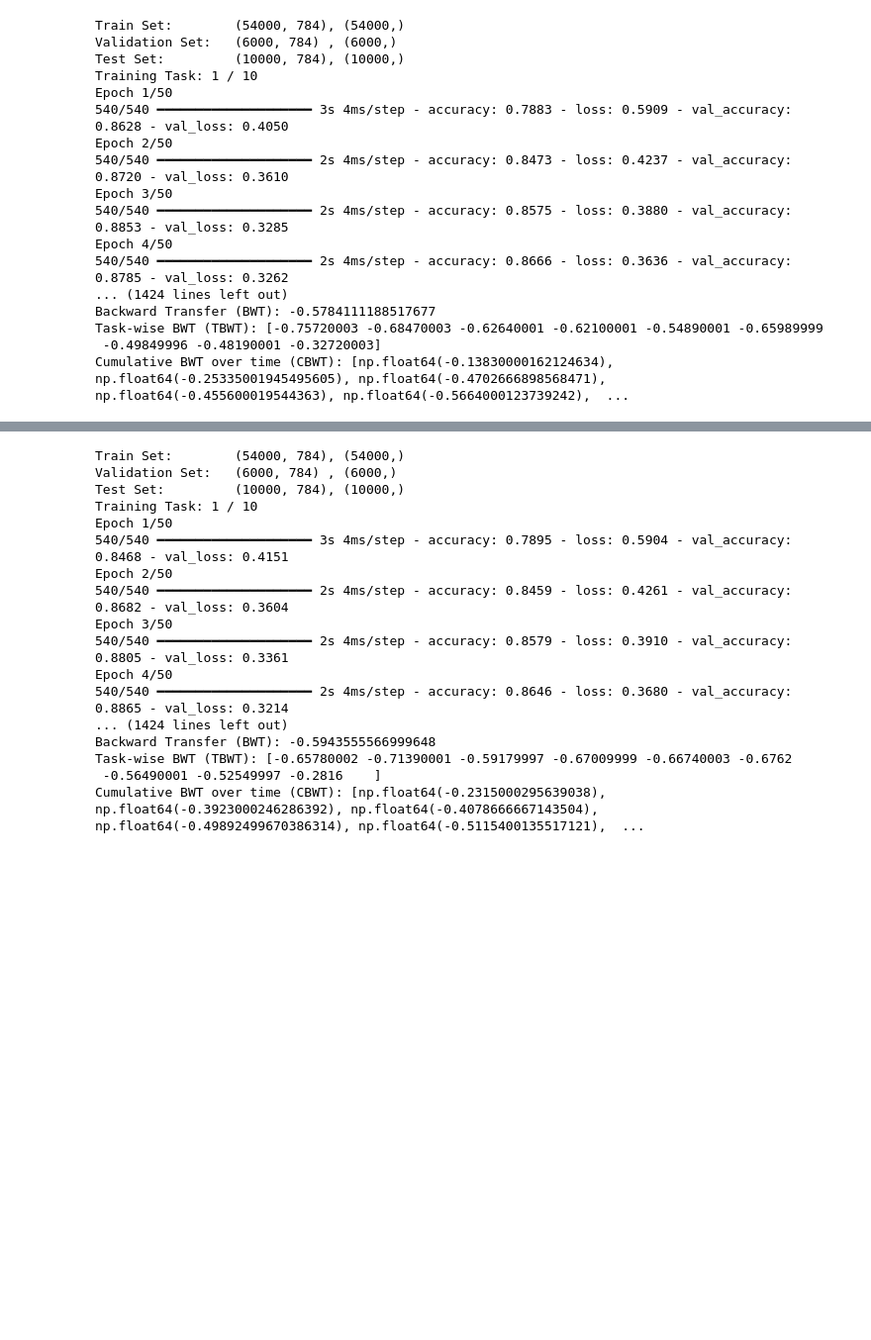
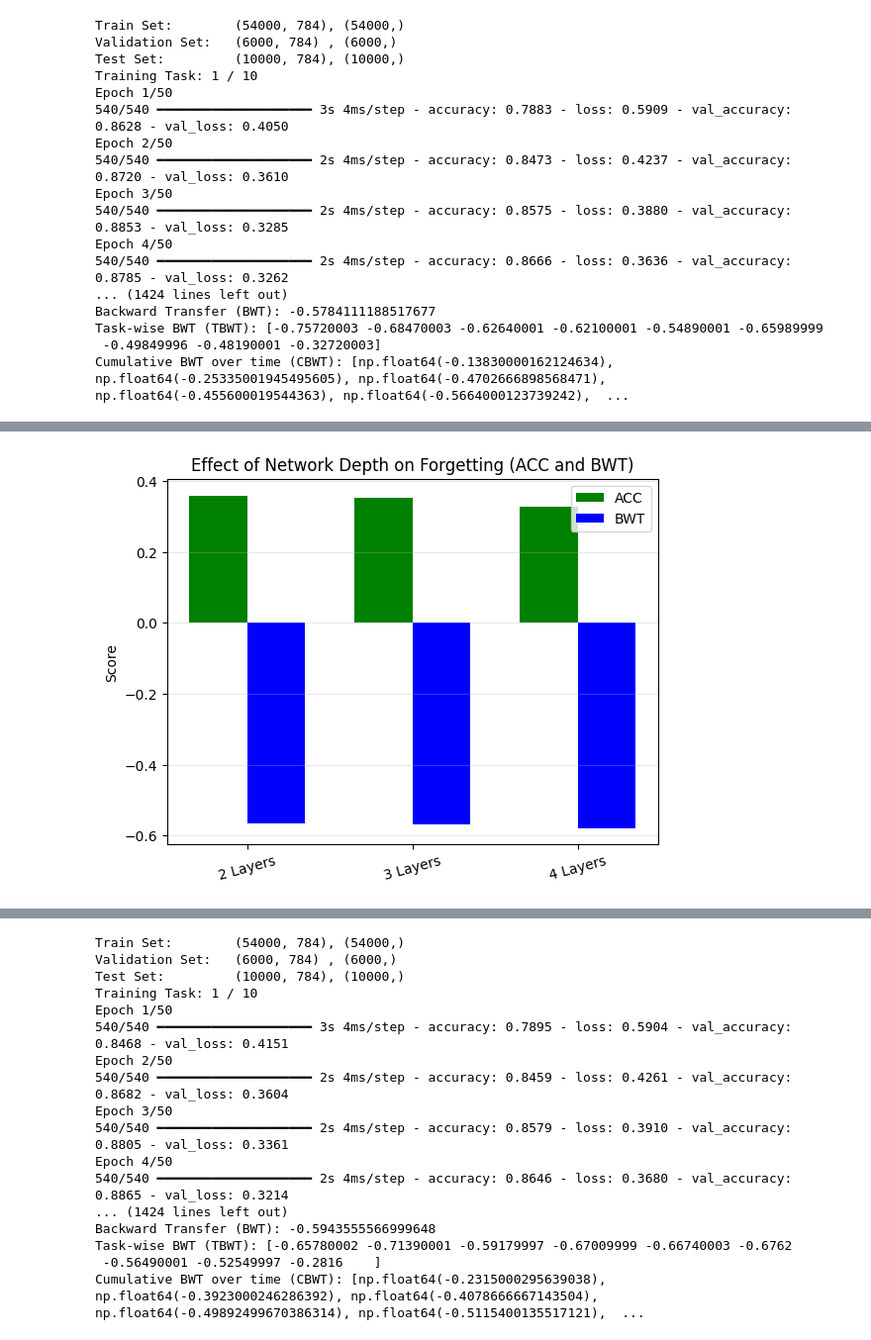
Before and after one commit to aidengseay/CS599-DeepLearning-Lab2, a Jupyter notebook: forgetting_mlp.ipynb, the cells around one changed output, grey strips where cells are left out. Shown at 99% size. Cells and saved outputs as stored; diff of their text form; code cells hidden in the pictures; blank space fills up the shorter version.

Commit message:
added all analysis

```diff
--- a/forgetting_mlp.ipynb
+++ b/forgetting_mlp.ipynb
@@ -653,3 +663,88 @@ Task-wise BWT (TBWT): [-0.75720003 -0.68470003 -0.62640001 -0.62100001 -0.548900
 Cumulative BWT over time (CBWT): [np.float64(-0.13830000162124634), np.float64(-0.25335001945495605), np.float64(-0.4702666898568471), np.float64(-0.455600019544363), np.float64(-0.5664000123739242),  ...
 # %%
 # model depth analysis
+
+# indices for analysis
+# 0. acc_matrix
+# 1. ACC
+# 2. BWT
+# 3. TBWT
+# 4. CBWT
+# 5. val_histories
+
+depth_results = {
+    "2 Layers": small_depth_results,
+    "3 Layers": med_depth_results,
+    "4 Layers": high_depth_results
+}
+
+# get the summary table
+print(f'{"Network Depth":<15} | {"ACC":>7} | {"BWT":>7}')
+print("-" * 40)
+for k, v in depth_results.items():
+    print(f"{k:<15} | {v[1]:>7.4f} | {v[2]:>7.4f}")
+
+# extract metrics
+labels = list(depth_results.keys())
+accs  = [result[1] for result in depth_results.values()]
+bwts  = [result[2] for result in depth_results.values()]
+
+# plot ACC and BWT side-by-side
+bar_width = 0.35
+x = np.arange(len(labels))
+
+plt.bar(x - bar_width/2, accs, width=bar_width, color="green", label="ACC")
+plt.bar(x + bar_width/2, bwts, width=bar_width, color="blue", label="BWT")
+plt.xticks(x, labels, rotation=15)
+plt.title("Effect of Network Depth on Forgetting (ACC and BWT)")
+plt.ylabel("Score")
+plt.legend()
+plt.grid(axis="y", alpha=0.3)
+plt.show()
+
+
+# plot TBWT
+plt.figure(figsize=(8, 5))
+for label, res in depth_results.items():
+    plt.plot(res[3], marker="o", label=label)
+plt.title("True Backward Transfer (TBWT) Across Network Depths")
+plt.xlabel("Task Number")
+plt.ylabel("TBWT")
+plt.legend()
+plt.grid(True, alpha=0.4)
+plt.show()
+
+
+# plot CBWT
+plt.figure(figsize=(8, 5))
+for label, res in depth_results.items():
+    plt.plot(res[4], marker="o", label=label)
+plt.title("Cumulative Backward Transfer (CBWT) Across Network Depths")
+plt.xlabel("Task Number")
+plt.ylabel("CBWT")
+plt.legend()
+plt.grid(True, alpha=0.4)
+plt.show()
+
+
+# plot the decrease in validation accuracy per task
+plt.figure(figsize=(8, 5))
+for label, res in depth_results.items():
+    acc_matrix = res[0]
+    num_tasks = acc_matrix.shape[0]
+    forgetting_per_task = acc_matrix[-1, :] - np.diag(acc_matrix)
+
+    plt.plot(
+        np.arange(1, num_tasks + 1),
+        forgetting_per_task,
+        marker='o',
+        label=label
+    )
+
+plt.title("Decrease in Validation Accuracy per Task (Effect of Network Depth)")
+plt.xlabel("Task Number")
+plt.ylabel("Change in Accuracy (Final - Initial)")
+plt.legend()
+plt.grid(True, alpha=0.4)
+plt.show()
+# %% [output]
@@ -655,0 +756 @@ Cumulative BWT over time (CBWT): [np.float64(-0.13830000162124634), np.float64(-
+[figure, added]
```
Also changed, not shown: parts of 3 cells of this notebook, 9 other files.
